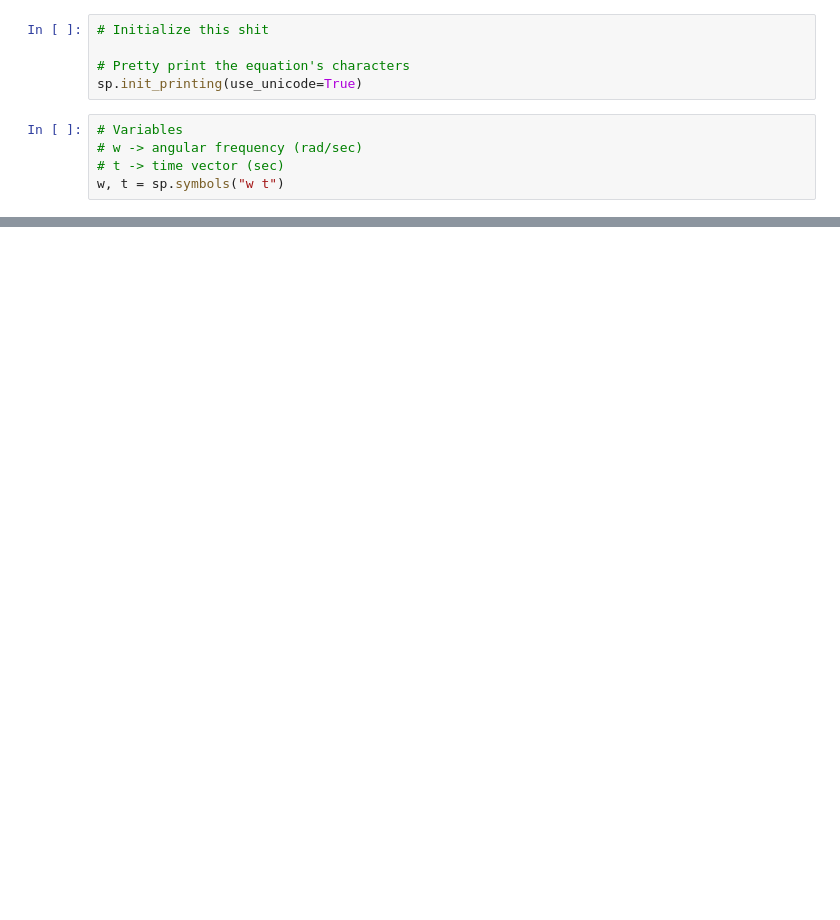
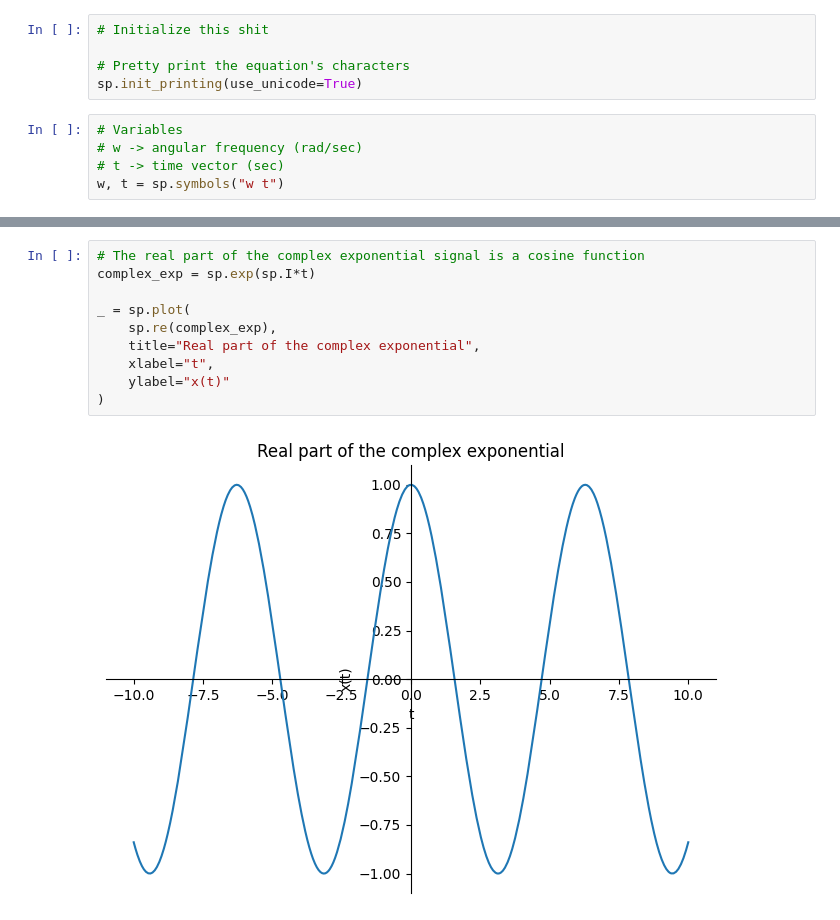
Before and after one commit to zjukd00m/SignalsAndSystems, a Jupyter notebook: Introduction/labs-01-exponentials.ipynb, the cells around one changed output, grey strips where cells are left out. Drawn from its saved outputs; the diff is of its cells as text; blank space fills up the shorter version.

```diff
--- a/Introduction/labs-01-exponentials.ipynb
+++ b/Introduction/labs-01-exponentials.ipynb
@@ -68,0 +137,12 @@ $ sin{w_0t} = Im(e^{jw_0t}) $
+# %%
+# The real part of the complex exponential signal is a cosine function
+complex_exp = sp.exp(sp.I*t)
+
+_ = sp.plot(
+    sp.re(complex_exp),
+    title="Real part of the complex exponential",
+    xlabel="t",
+    ylabel="x(t)"
+)
+# %% [output]
+[figure, added]
```
Also changed, not shown: parts of 18 cells of this notebook.
